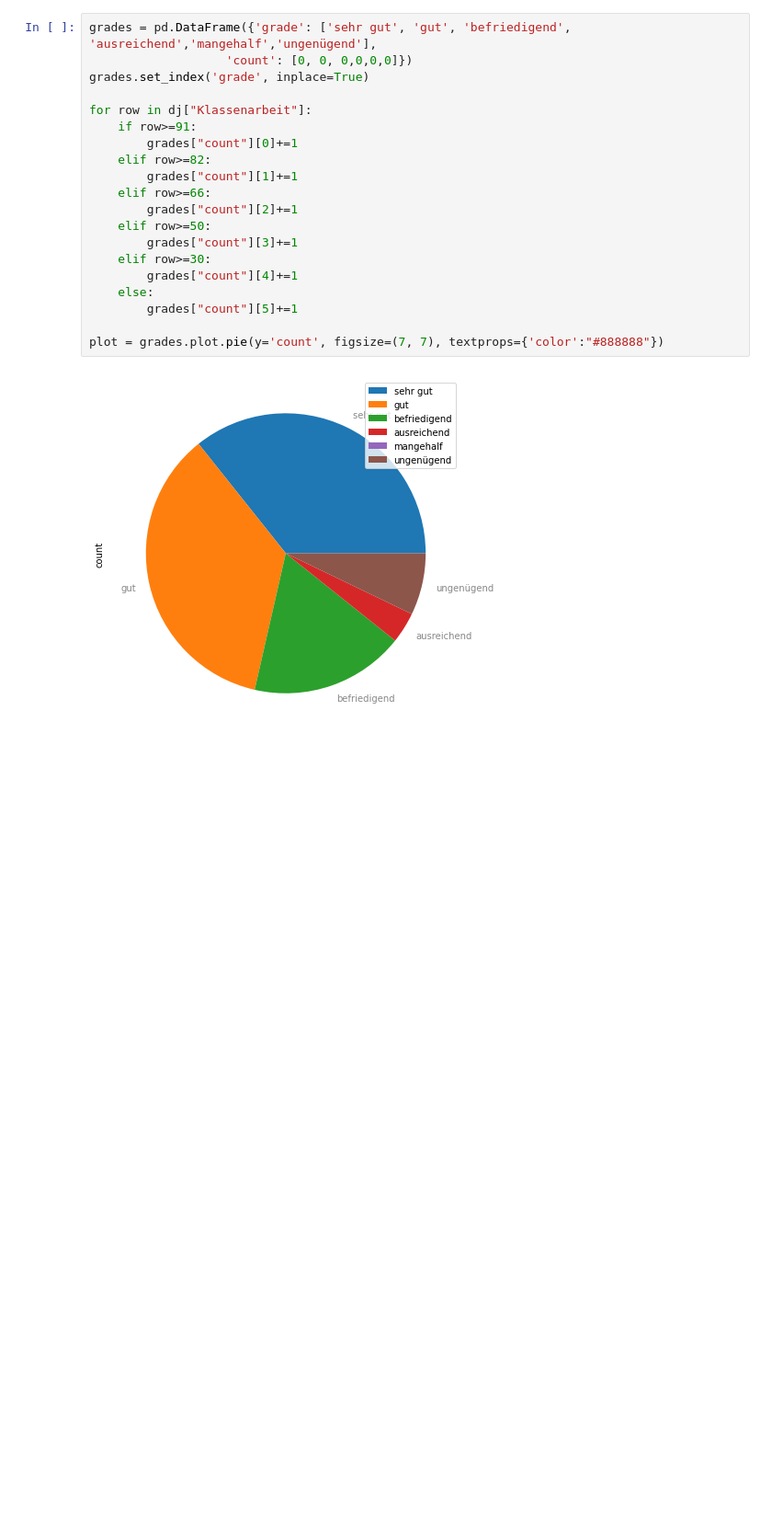
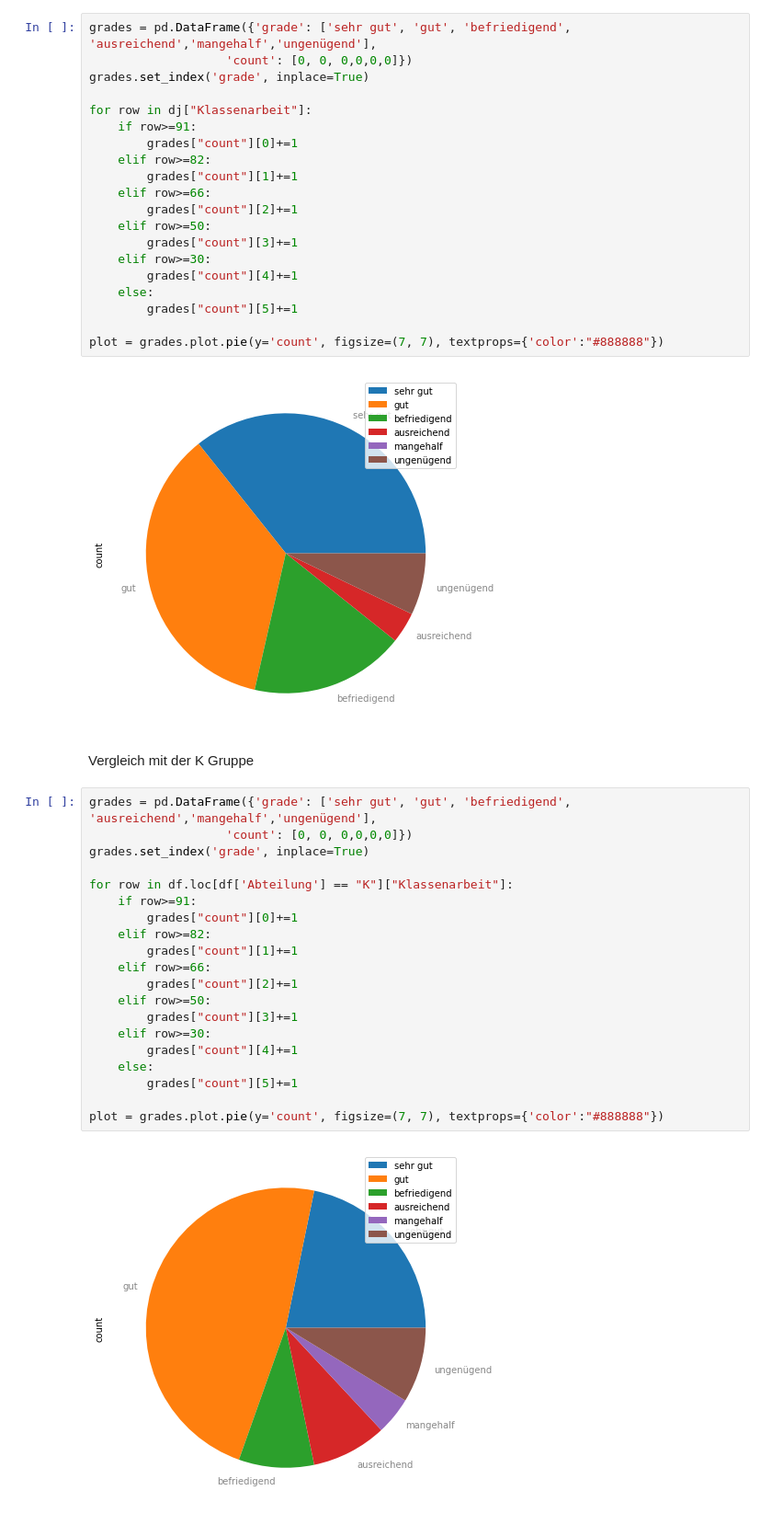
Before and after one commit to jtuttas/datenanalyse, a Jupyter notebook: Moodle.ipynb, the cells around one changed output. Shown: that part at 92% size. Cells and saved outputs as stored; diff of their text form; blank space fills up the shorter version.

```diff
--- a/Moodle.ipynb
+++ b/Moodle.ipynb
@@ -96,3 +96,27 @@ for row in dj["Klassenarbeit"]:
 plot = grades.plot.pie(y='count', figsize=(7, 7), textprops={'color':"#888888"})
 # %% [output]
 [figure]
+# %% [markdown]
+Vergleich mit der K Gruppe
+# %%
+grades = pd.DataFrame({'grade': ['sehr gut', 'gut', 'befriedigend', 'ausreichend','mangehalf','ungenügend'],
+                   'count': [0, 0, 0,0,0,0]})
+grades.set_index('grade', inplace=True)
+
+for row in df.loc[df['Abteilung'] == "K"]["Klassenarbeit"]:
+    if row>=91:
+        grades["count"][0]+=1
+    elif row>=82:
+        grades["count"][1]+=1
+    elif row>=66:
+        grades["count"][2]+=1
+    elif row>=50:
+        grades["count"][3]+=1
+    elif row>=30:
+        grades["count"][4]+=1
+    else:
+        grades["count"][5]+=1
+
+plot = grades.plot.pie(y='count', figsize=(7, 7), textprops={'color':"#888888"})
+# %% [output]
+[figure, added]
```
Also changed, not shown: parts of 7 cells of this notebook, 1 other file.
